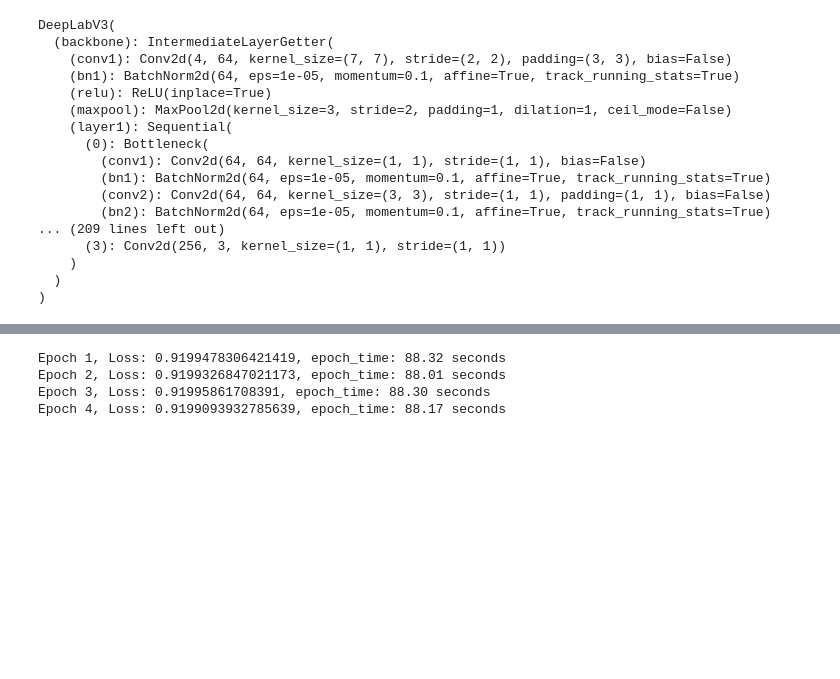
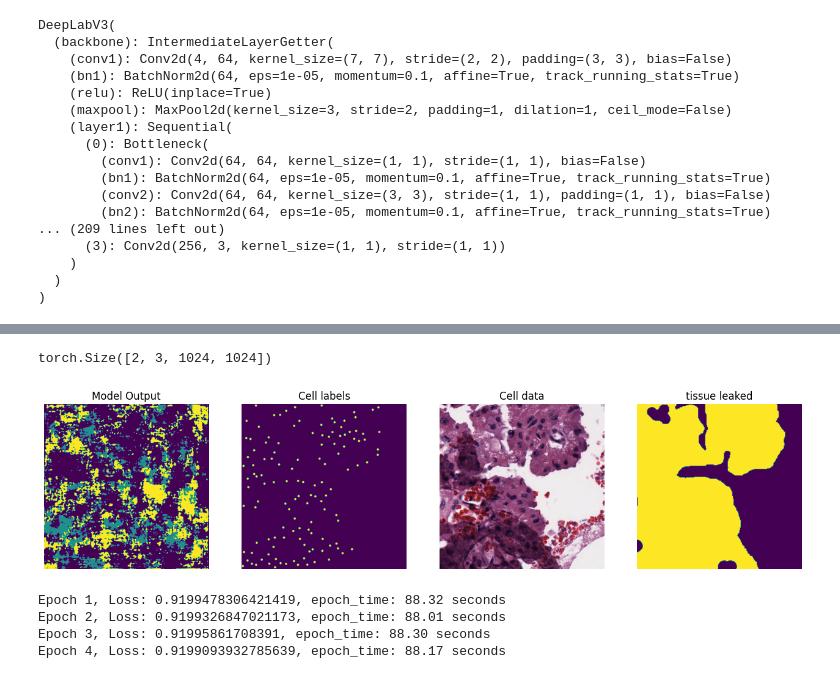
Before and after one commit to bendikgh/histopathology_segmentation, a Jupyter notebook: tissue_leaking.ipynb, the cells around one changed output, grey strips where cells are left out. Drawn from its saved outputs; the diff is of its cells as text; code cells hidden in the pictures; blank space fills up the shorter version.

Commit message:
add some visualization

```diff
--- a/tissue_leaking.ipynb
+++ b/tissue_leaking.ipynb
@@ -106,4 +103,41 @@ loss_function = DiceLoss(
 optimizer = Adam(model.parameters(), lr=1e-3)
+# %%
+inputs, labels = data_loader.__iter__()._next_data()
+# %%
+outputs = model(inputs.to(torch.float32))
+print(outputs.size())
+# %% [output]
+torch.Size([2, 3, 1024, 1024])
+# %%
+import matplotlib.pyplot as plt
+decode_fn = data_loader.dataset.decode_target
+
+outputs1 = decode_fn(outputs)[0]
+plt.figure(figsize=(16, 8))  # Adjust the width and height as needed
+
+plt.subplot(1, 4, 1)
+plt.title("Model Output")
+plt.axis("off")
+plt.imshow(outputs1)
+
+plt.subplot(1, 4, 4)
+plt.title("tissue leaked")
+plt.imshow(inputs[0, 3])
+plt.axis("off")
+
+plt.subplot(1, 4, 3)
+plt.title("Cell data")
+plt.axis("off")
+plt.imshow(inputs[0, :3].permute((1, 2, 0)))
+
+plt.subplot(1, 4, 2)
+plt.title("Cell labels")
+plt.imshow(labels[0])
+plt.axis("off")
+
+plt.show()
+# %% [output]
+[figure, added]
 # %%
 import time
 num_epochs = 10
```
Also changed, not shown: parts of 3 cells of this notebook.
